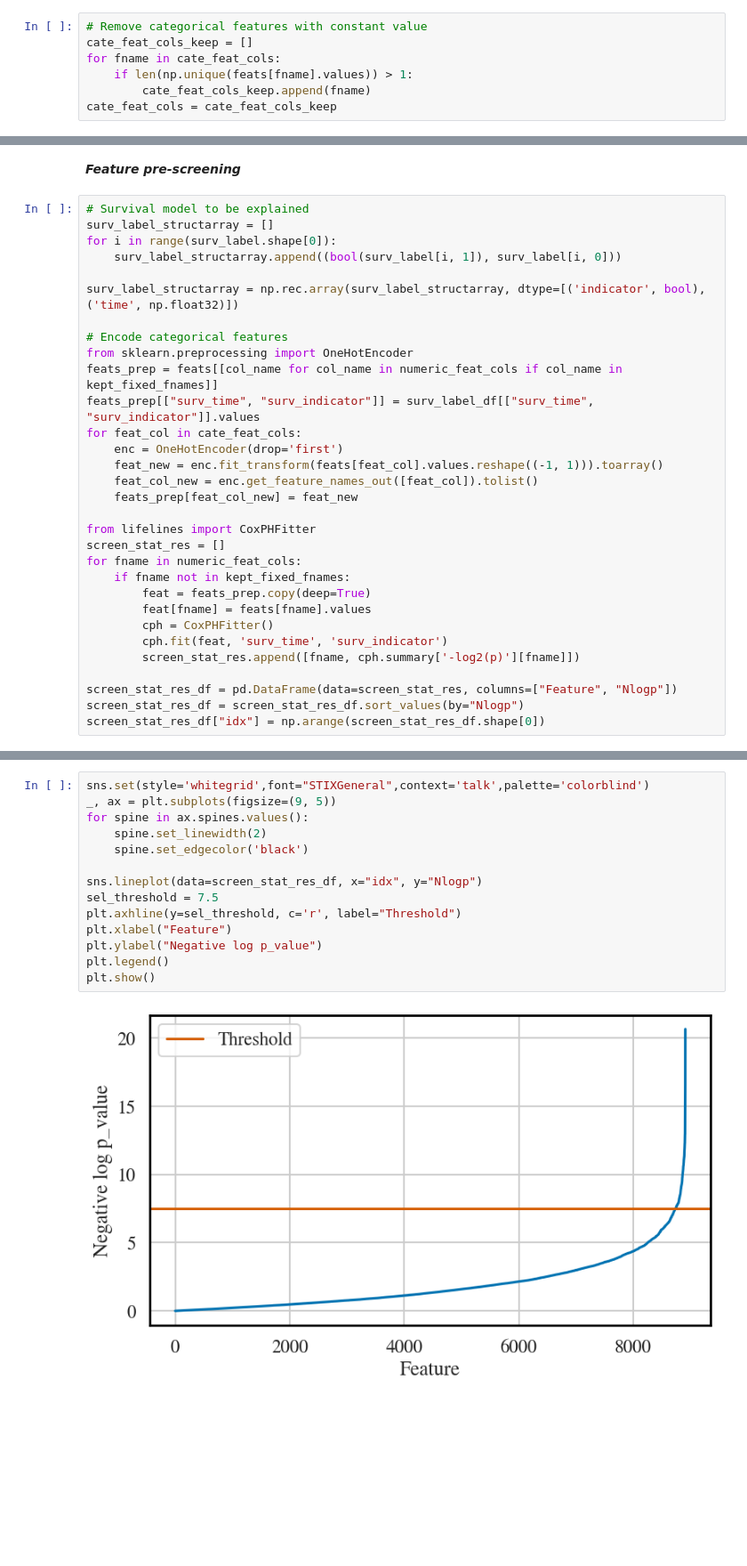
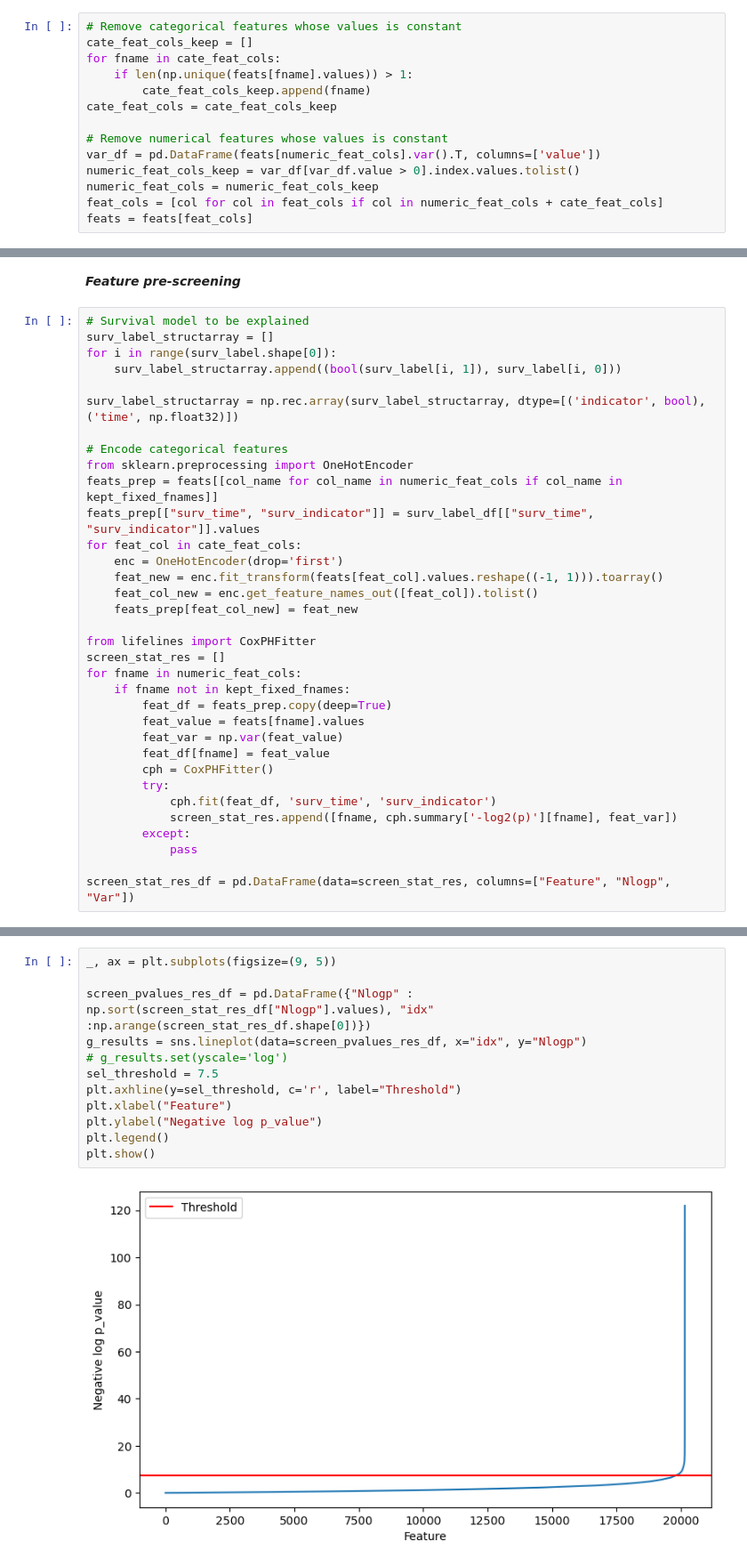
Before and after one commit to TeamHeKA/survinsights, a Jupyter notebook: tutorials-omics-preprocessing.ipynb, the cells around one changed output, grey strips where cells are left out. Shown at 89% size. Saved outputs shown, nothing was run; the diff lists cells and outputs as text; blank space fills up the shorter version.

```diff
--- a/tutorials-omics-preprocessing.ipynb
+++ b/tutorials-omics-preprocessing.ipynb
@@ -107,9 +106,16 @@ memory usage: 131.4+ MB
 numeric_feat_cols = feats.select_dtypes(include=[np.dtype('int64'), np.dtype('float64')]).columns.tolist()
 cate_feat_cols = [col for col in feat_cols if col not in numeric_feat_cols]
 # %%
-# Remove categorical features with constant value
+# Remove categorical features whose values is constant
 cate_feat_cols_keep = []
 for fname in cate_feat_cols:
     if len(np.unique(feats[fname].values)) > 1:
         cate_feat_cols_keep.append(fname)
 cate_feat_cols = cate_feat_cols_keep
+
+# Remove numerical features whose values is constant
+var_df = pd.DataFrame(feats[numeric_feat_cols].var().T, columns=['value'])
+numeric_feat_cols_keep = var_df[var_df.value > 0].index.values.tolist()
+numeric_feat_cols = numeric_feat_cols_keep
+feat_cols = [col for col in feat_cols if col in numeric_feat_cols + cate_feat_cols]
+feats = feats[feat_cols]
@@ -162,12 +147,15 @@ from lifelines import CoxPHFitter
 screen_stat_res = []
 for fname in numeric_feat_cols:
     if fname not in kept_fixed_fnames:
-        feat = feats_prep.copy(deep=True)
-        feat[fname] = feats[fname].values
+        feat_df = feats_prep.copy(deep=True)
+        feat_value = feats[fname].values
+        feat_var = np.var(feat_value)
+        feat_df[fname] = feat_value
         cph = CoxPHFitter()
-        cph.fit(feat, 'surv_time', 'surv_indicator')
-        screen_stat_res.append([fname, cph.summary['-log2(p)'][fname]])
+        try:
+            cph.fit(feat_df, 'surv_time', 'surv_indicator')
+            screen_stat_res.append([fname, cph.summary['-log2(p)'][fname], feat_var])
+        except:
+            pass
 
-screen_stat_res_df = pd.DataFrame(data=screen_stat_res, columns=["Feature", "Nlogp"])
-screen_stat_res_df = screen_stat_res_df.sort_values(by="Nlogp")
-screen_stat_res_df["idx"] = np.arange(screen_stat_res_df.shape[0])
+screen_stat_res_df = pd.DataFrame(data=screen_stat_res, columns=["Feature", "Nlogp", "Var"])
@@ -174,16 +215,14 @@ screen_stat_res_df["idx"] = np.arange(screen_stat_res_df.shape[0])
 # %%
-sns.set(style='whitegrid',font="STIXGeneral",context='talk',palette='colorblind')
 _, ax = plt.subplots(figsize=(9, 5))
-for spine in ax.spines.values():
-    spine.set_linewidth(2)
-    spine.set_edgecolor('black')
 
-sns.lineplot(data=screen_stat_res_df, x="idx", y="Nlogp")
+screen_pvalues_res_df = pd.DataFrame({"Nlogp" : np.sort(screen_stat_res_df["Nlogp"].values), "idx" :np.arange(screen_stat_res_df.shape[0])})
+g_results = sns.lineplot(data=screen_pvalues_res_df, x="idx", y="Nlogp")
+# g_results.set(yscale='log')
 sel_threshold = 7.5
 plt.axhline(y=sel_threshold, c='r', label="Threshold")
 plt.xlabel("Feature")
 plt.ylabel("Negative log p_value")
 plt.legend()
 plt.show()
 # %% [output]
-[figure, old version]
+[figure, new version]
```
Also changed, not shown: parts of 13 cells of this notebook.
